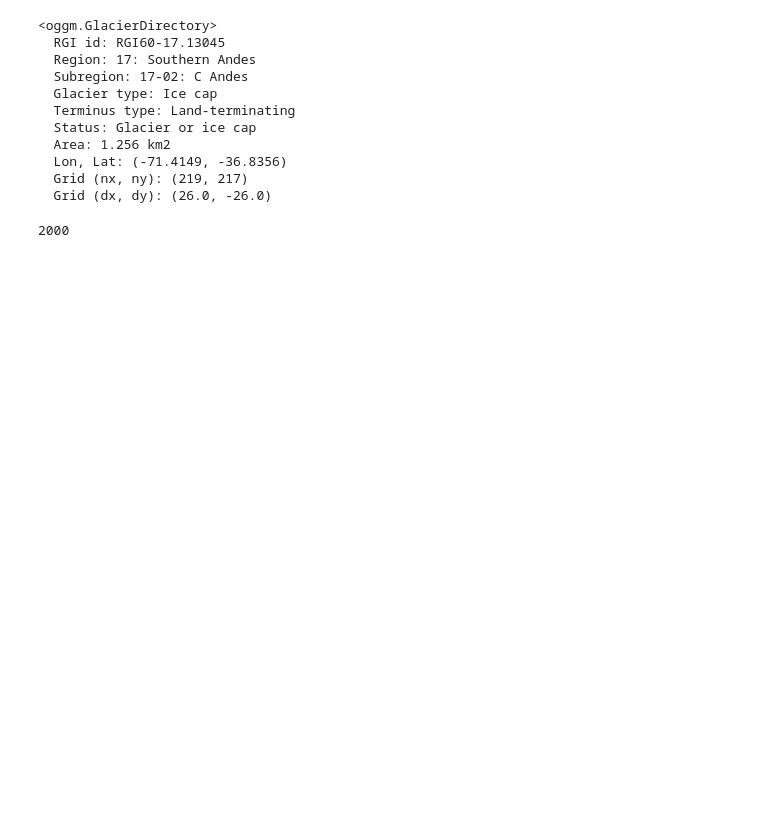
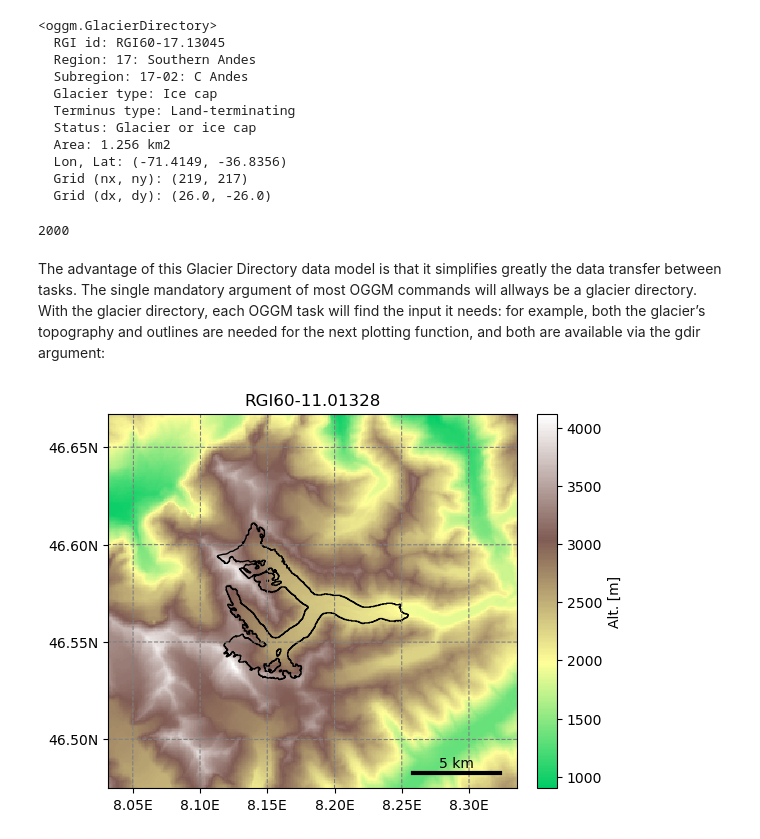
Before and after one commit to millie-spencer/oggm, a Jupyter notebook: tutorials_test.ipynb, the cells around one changed output. Saved outputs shown, nothing was run; the diff lists cells and outputs as text; code cells hidden in the pictures; blank space fills up the shorter version.

```diff
--- a/tutorials_test.ipynb
+++ b/tutorials_test.ipynb
@@ -148,3 +145,10 @@ nevado_gdir.rgi_date
 # nevado outline only valid for 2000, quite old/out of date
 # %% [output]
 2000
+# %% [markdown]
+The advantage of this Glacier Directory data model is that it simplifies greatly the data transfer between tasks. The single mandatory argument of most OGGM commands will allways be a glacier directory. With the glacier directory, each OGGM task will find the input it needs: for example, both the glacier’s topography and outlines are needed for the next plotting function, and both are available via the gdir argument:
+# %%
+from oggm import graphics
+graphics.plot_domain(gdir, figsize=(6, 5))
+# %% [output]
+[figure, added]
```
Also changed, not shown: parts of 20 cells of this notebook.
